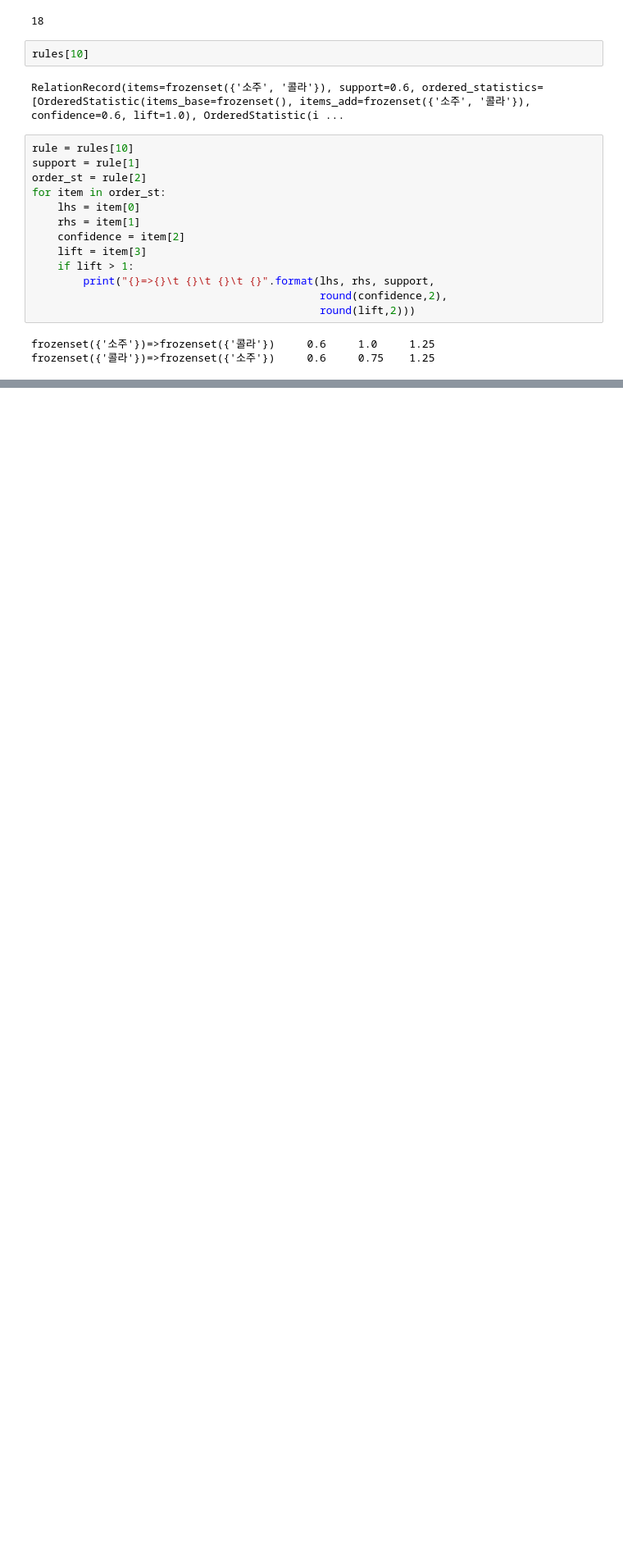
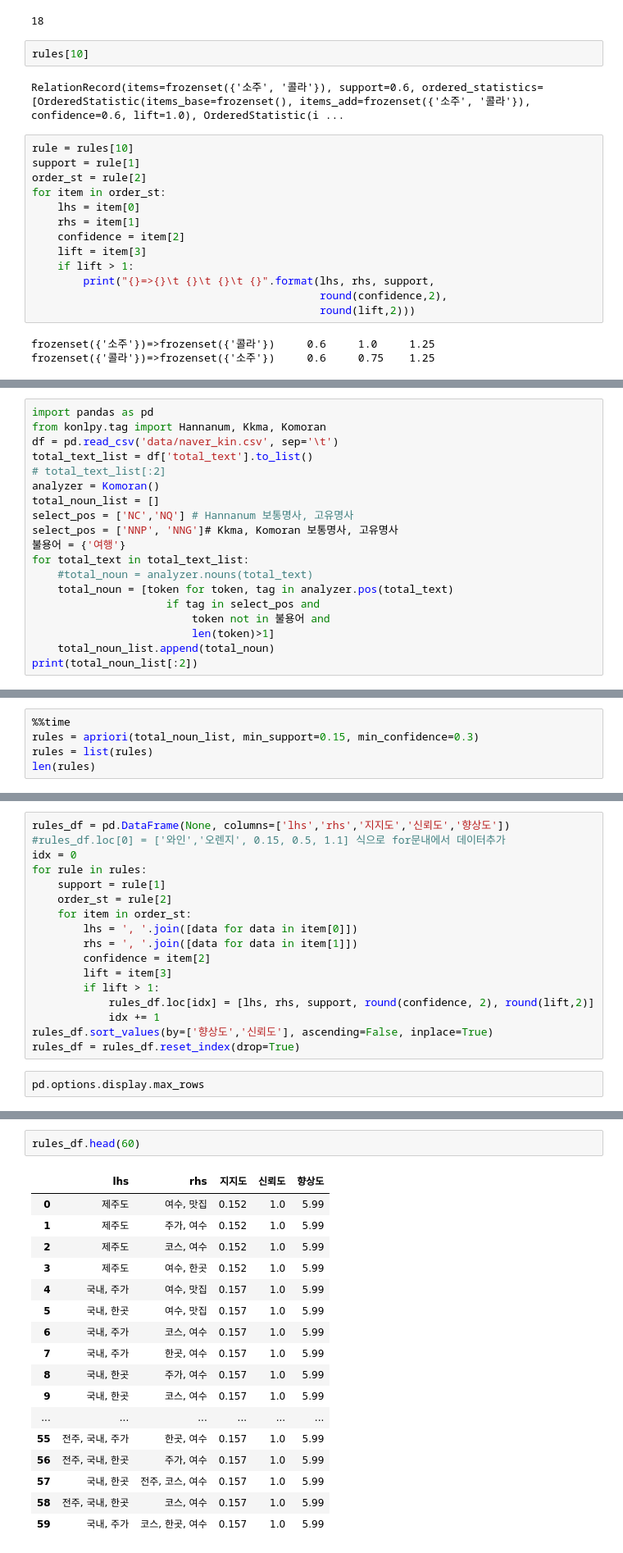
Before and after one commit to onizuka-38/ai_x, a Jupyter notebook: source/07_자연어처리/ch3_연관분석.ipynb, the cells around one changed output, grey strips where cells are left out. Shown at 82% size. Cells and saved outputs as stored; diff of their text form; blank space fills up the shorter version.

```diff
--- a/source/07_자연어처리/ch3_연관분석.ipynb
+++ b/source/07_자연어처리/ch3_연관분석.ipynb
@@ -151,0 +173,19 @@ rules_df
+# %%
+import pandas as pd
+from konlpy.tag import Hannanum, Kkma, Komoran
+df = pd.read_csv('data/naver_kin.csv', sep='\t')
+total_text_list = df['total_text'].to_list()
+# total_text_list[:2]
+analyzer = Komoran()
+total_noun_list = []
+select_pos = ['NC','NQ'] # Hannanum 보통명사, 고유명사
+select_pos = ['NNP', 'NNG']# Kkma, Komoran 보통명사, 고유명사
+불용어 = {'여행'}
+for total_text in total_text_list:
+    #total_noun = analyzer.nouns(total_text)
+    total_noun = [token for token, tag in analyzer.pos(total_text)
+                     if tag in select_pos and
+                         token not in 불용어 and
+                         len(token)>1]
+    total_noun_list.append(total_noun)
+print(total_noun_list[:2])
@@ -151,0 +194,5 @@ rules_df
+# %%
+%%time
+rules = apriori(total_noun_list, min_support=0.15, min_confidence=0.3)
+rules = list(rules)
+len(rules)
@@ -151,0 +203,19 @@ rules_df
+# %%
+rules_df = pd.DataFrame(None, columns=['lhs','rhs','지지도','신뢰도','향상도'])
+#rules_df.loc[0] = ['와인','오렌지', 0.15, 0.5, 1.1] 식으로 for문내에서 데이터추가
+idx = 0
+for rule in rules:
+    support = rule[1]
+    order_st = rule[2]
+    for item in order_st:
+        lhs = ', '.join([data for data in item[0]])
+        rhs = ', '.join([data for data in item[1]])
+        confidence = item[2]
+        lift = item[3]
+        if lift > 1:
+            rules_df.loc[idx] = [lhs, rhs, support, round(confidence, 2), round(lift,2)]
+            idx += 1
+rules_df.sort_values(by=['향상도','신뢰도'], ascending=False, inplace=True)
+rules_df = rules_df.reset_index(drop=True)
+# %%
+pd.options.display.max_rows
@@ -151,0 +224,20 @@ rules_df
+# %%
+rules_df.head(60)
+# %% [output]
+|  | lhs | rhs | 지지도 | 신뢰도 | 향상도 |
+| 0 | 제주도 | 여수, 맛집 | 0.152 | 1.0 | 5.99 |
+| 1 | 제주도 | 주가, 여수 | 0.152 | 1.0 | 5.99 |
+| 2 | 제주도 | 코스, 여수 | 0.152 | 1.0 | 5.99 |
+| 3 | 제주도 | 여수, 한곳 | 0.152 | 1.0 | 5.99 |
+| 4 | 국내, 주가 | 여수, 맛집 | 0.157 | 1.0 | 5.99 |
+| 5 | 국내, 한곳 | 여수, 맛집 | 0.157 | 1.0 | 5.99 |
+| 6 | 국내, 주가 | 코스, 여수 | 0.157 | 1.0 | 5.99 |
+| 7 | 국내, 주가 | 한곳, 여수 | 0.157 | 1.0 | 5.99 |
+| 8 | 국내, 한곳 | 주가, 여수 | 0.157 | 1.0 | 5.99 |
+| 9 | 국내, 한곳 | 코스, 여수 | 0.157 | 1.0 | 5.99 |
+| ... | ... | ... | ... | ... | ... |
+| 55 | 전주, 국내, 주가 | 한곳, 여수 | 0.157 | 1.0 | 5.99 |
+| 56 | 전주, 국내, 한곳 | 주가, 여수 | 0.157 | 1.0 | 5.99 |
+| 57 | 국내, 한곳 | 전주, 코스, 여수 | 0.157 | 1.0 | 5.99 |
+| 58 | 전주, 국내, 한곳 | 코스, 여수 | 0.157 | 1.0 | 5.99 |
+| 59 | 국내, 주가 | 코스, 한곳, 여수 | 0.157 | 1.0 | 5.99 |
```
Also changed, not shown: parts of 7 cells of this notebook, 7 other files.
